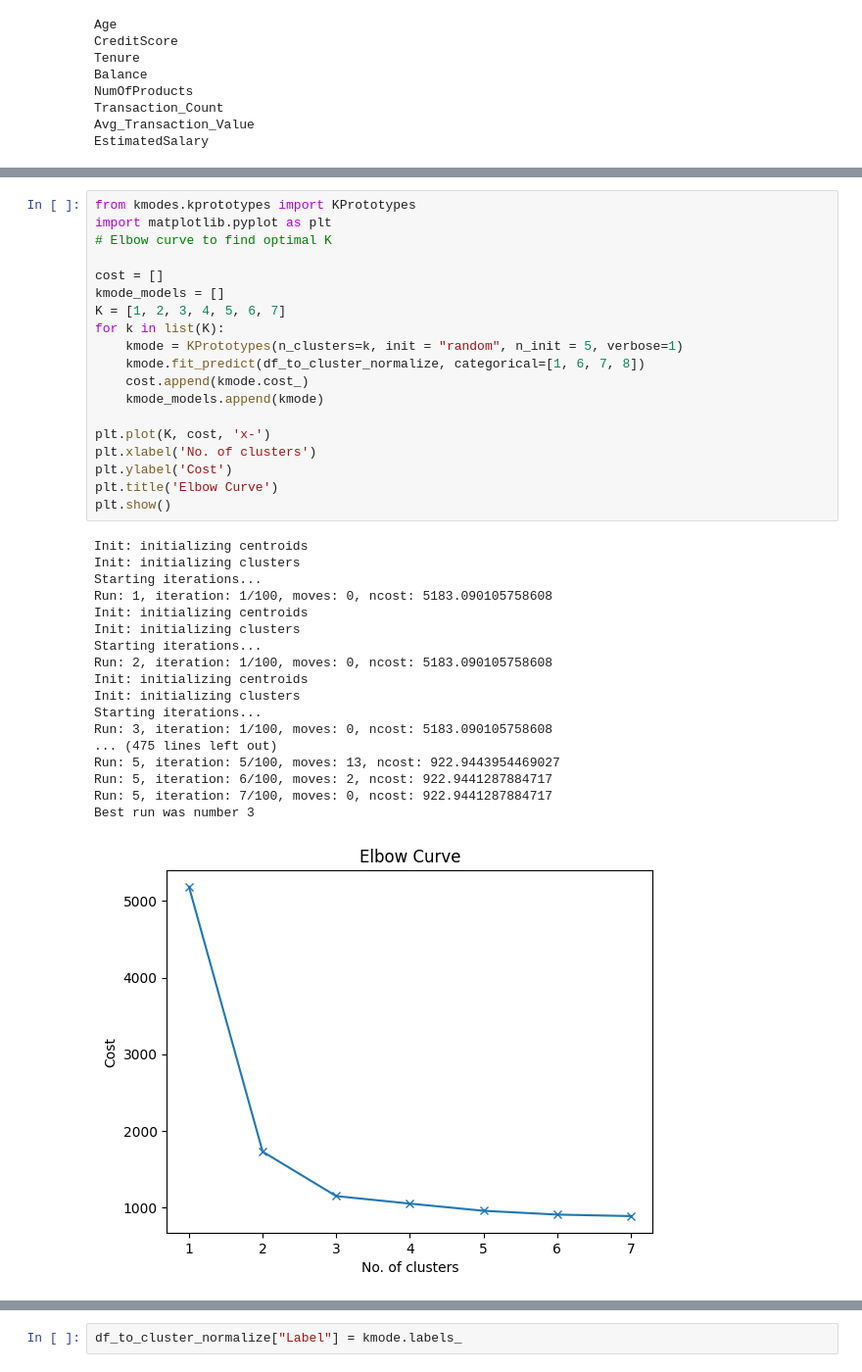
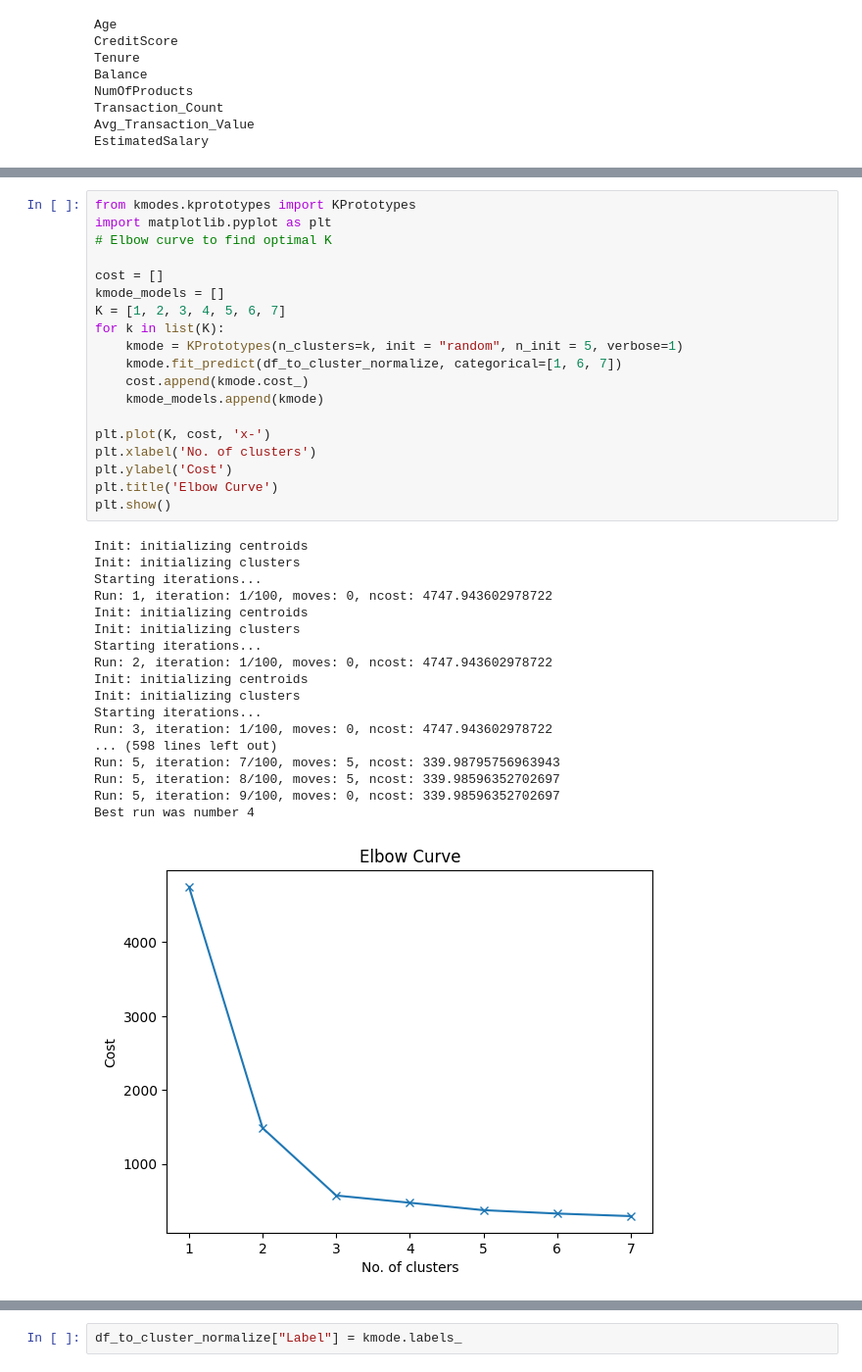
Before and after one commit to randyphoa/ml-basics, a Jupyter notebook: notebook/5-customer-segmentation.ipynb, the cells around one changed output, grey strips where cells are left out. Shown at 98% size. Drawn from its saved outputs; the diff is of its cells as text.

Commit message:
update clustering notebook

```diff
--- a/notebook/5-customer-segmentation.ipynb
+++ b/notebook/5-customer-segmentation.ipynb
@@ -64,41 +104,41 @@ EstimatedSalary
 # %%
 from kmodes.kprototypes import KPrototypes
 import matplotlib.pyplot as plt
 # Elbow curve to find optimal K
 
 cost = []
 kmode_models = []
 K = [1, 2, 3, 4, 5, 6, 7]
 for k in list(K):
     kmode = KPrototypes(n_clusters=k, init = "random", n_init = 5, verbose=1)
-    kmode.fit_predict(df_to_cluster_normalize, categorical=[1, 6, 7, 8])
+    kmode.fit_predict(df_to_cluster_normalize, categorical=[1, 6, 7])
     cost.append(kmode.cost_)
     kmode_models.append(kmode)
 
 plt.plot(K, cost, 'x-')
 plt.xlabel('No. of clusters')
 plt.ylabel('Cost')
 plt.title('Elbow Curve')
 plt.show()
 # %% [output]
 Init: initializing centroids
 Init: initializing clusters
 Starting iterations...
-Run: 1, iteration: 1/100, moves: 0, ncost: 5183.090105758608
+Run: 1, iteration: 1/100, moves: 0, ncost: 4747.943602978722
 Init: initializing centroids
 Init: initializing clusters
 Starting iterations...
-Run: 2, iteration: 1/100, moves: 0, ncost: 5183.090105758608
+Run: 2, iteration: 1/100, moves: 0, ncost: 4747.943602978722
 Init: initializing centroids
 Init: initializing clusters
 Starting iterations...
-Run: 3, iteration: 1/100, moves: 0, ncost: 5183.090105758608
-... (475 lines left out)
-Run: 5, iteration: 5/100, moves: 13, ncost: 922.9443954469027
-Run: 5, iteration: 6/100, moves: 2, ncost: 922.9441287884717
-Run: 5, iteration: 7/100, moves: 0, ncost: 922.9441287884717
-Best run was number 3
+Run: 3, iteration: 1/100, moves: 0, ncost: 4747.943602978722
+... (598 lines left out)
+Run: 5, iteration: 7/100, moves: 5, ncost: 339.98795756963943
+Run: 5, iteration: 8/100, moves: 5, ncost: 339.98596352702697
+Run: 5, iteration: 9/100, moves: 0, ncost: 339.98596352702697
+Best run was number 4
-[figure, old version]
+[figure, new version]
 # %%
 from kmodes.kprototypes import KPrototypes
 
```
Also changed, not shown: parts of 19 cells of this notebook, 2 other files.
